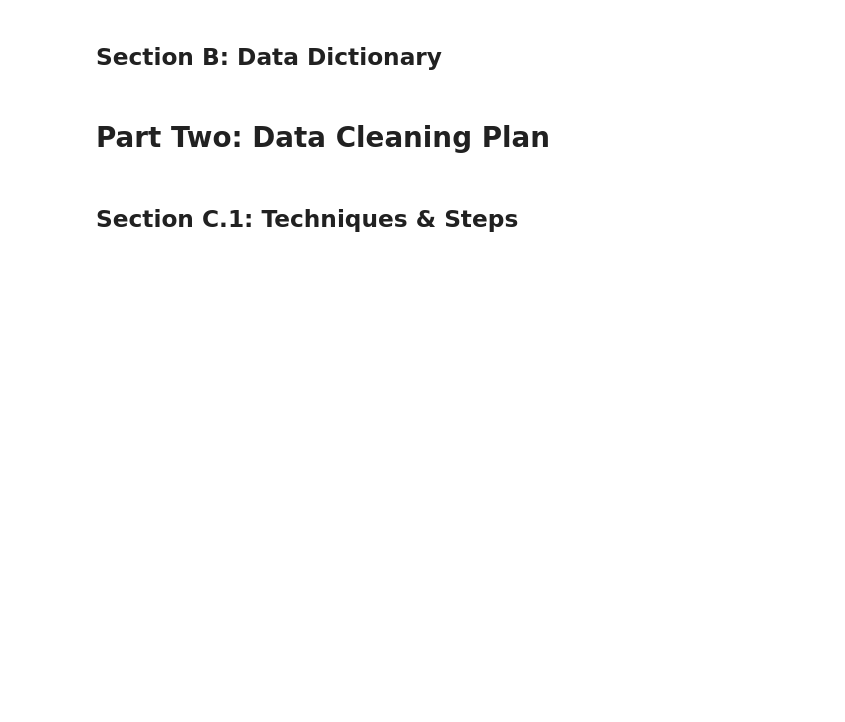
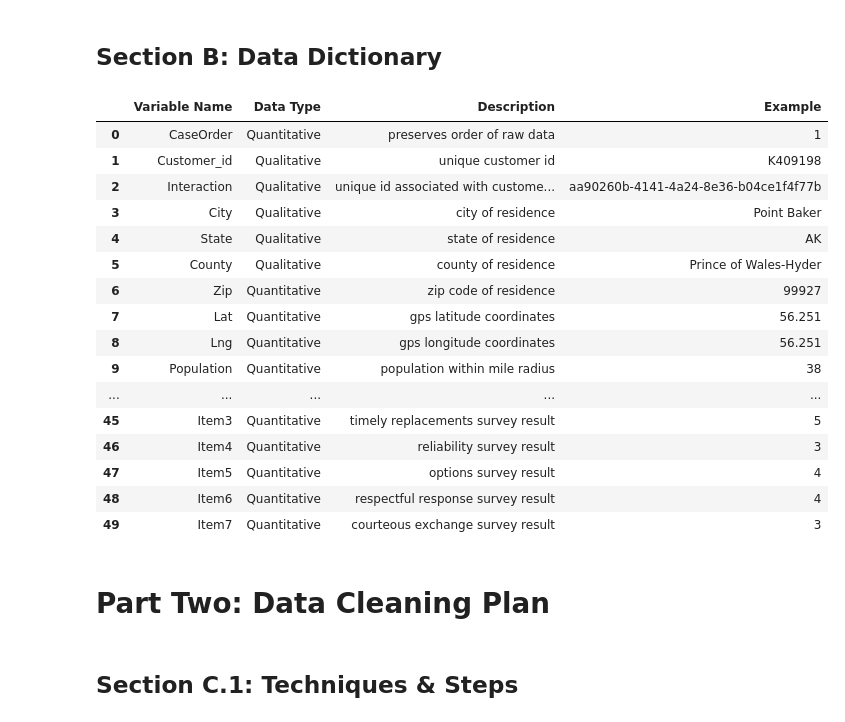
Before and after one commit to sjo1403/churn_data_cleaning, a Jupyter notebook: D206 Data Cleaning.ipynb, the cells around one changed output. Saved outputs shown, nothing was run; the diff lists cells and outputs as text; code cells hidden in the pictures; blank space fills up the shorter version.

```diff
--- a/D206 Data Cleaning.ipynb
+++ b/D206 Data Cleaning.ipynb
@@ -5,5 +10,26 @@
 # %% [markdown]
 ## Section B: Data Dictionary
+# %%
+data_dictionary = pd.read_csv('source files/data_dictionary.csv', header='infer', sep=r'\t', engine='python')
+data_dictionary.head(50)
+# %% [output]
+|  | Variable Name | Data Type | Description | Example |
+| 0 | CaseOrder | Quantitative | preserves order of raw data | 1 |
+| 1 | Customer_id | Qualitative | unique customer id | K409198 |
+| 2 | Interaction | Qualitative | unique id associated with custome... | aa90260b-4141-4a24-8e36-b04ce1f4f77b |
+| 3 | City | Qualitative | city of residence | Point Baker |
+| 4 | State | Qualitative | state of residence | AK |
+| 5 | County | Qualitative | county of residence | Prince of Wales-Hyder |
+| 6 | Zip | Quantitative | zip code of residence | 99927 |
+| 7 | Lat | Quantitative | gps latitude coordinates | 56.251 |
+| 8 | Lng | Quantitative | gps longitude coordinates | 56.251 |
+| 9 | Population | Quantitative | population within mile radius | 38 |
+| ... | ... | ... | ... | ... |
+| 45 | Item3 | Quantitative | timely replacements survey result | 5 |
+| 46 | Item4 | Quantitative | reliability survey result | 3 |
+| 47 | Item5 | Quantitative | options survey result | 4 |
+| 48 | Item6 | Quantitative | respectful response survey result | 4 |
+| 49 | Item7 | Quantitative | courteous exchange survey result | 3 |
 # %% [markdown]
 # Part Two: Data Cleaning Plan
 # %% [markdown]
```
Also changed, not shown: parts of 23 cells of this notebook, 1 other file.
